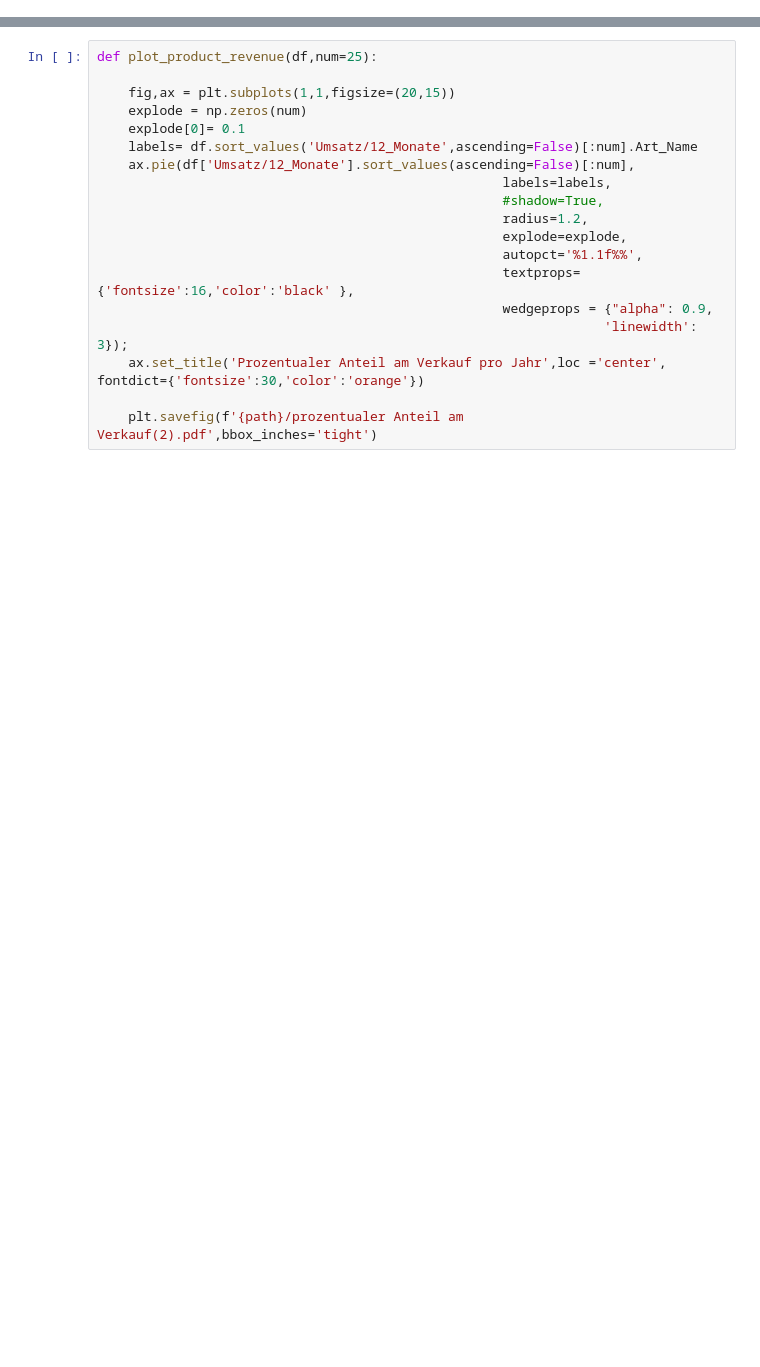
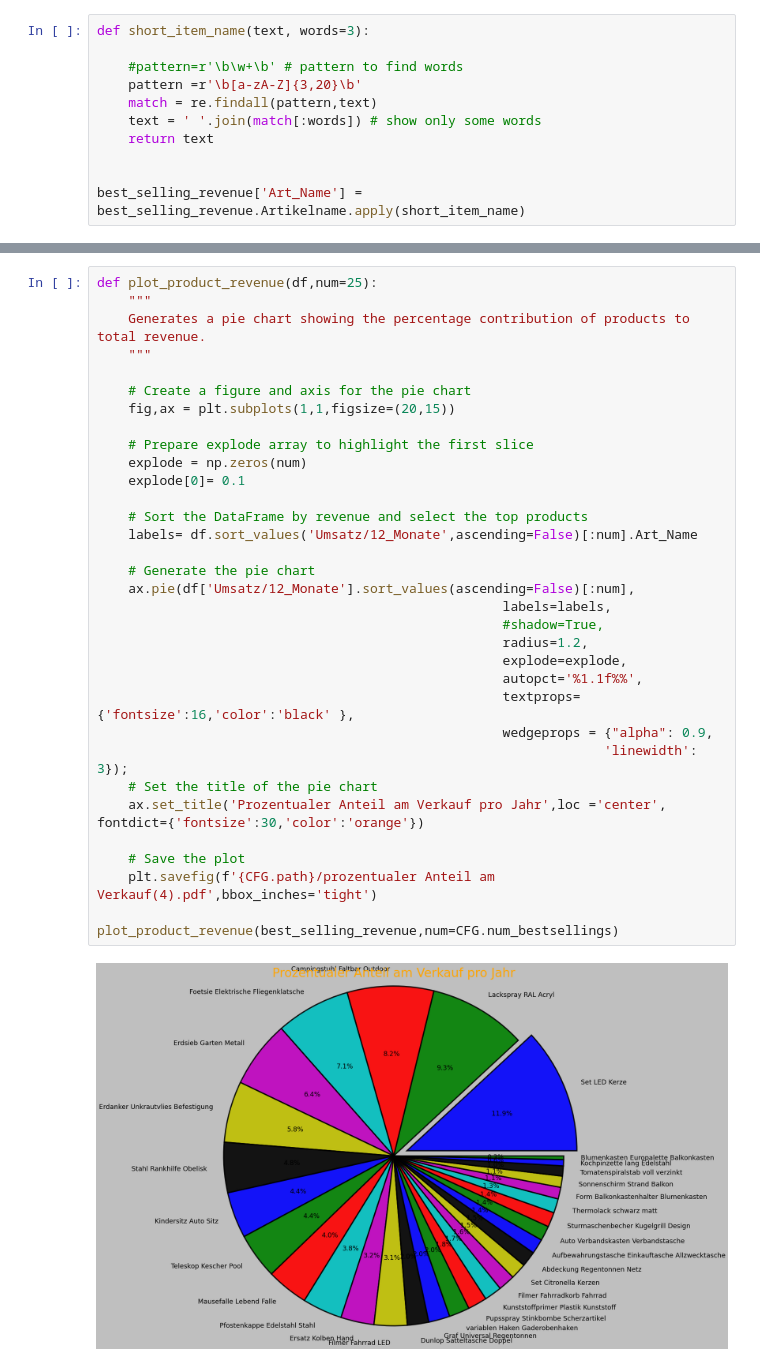
Before and after one commit to isaacduong/eBay_Amazon_dpd_data_analyzer, a Jupyter notebook: sales_analysis.ipynb, the cells around one changed output, grey strips where cells are left out. Drawn from its saved outputs; the diff is of its cells as text; blank space fills up the shorter version.

```diff
--- a/sales_analysis.ipynb
+++ b/sales_analysis.ipynb
@@ -357,0 +404,11 @@ def trend_comparedplot(df,true_sales=True):
+# %%
+def short_item_name(text, words=3):
+
+    #pattern=r'\b\w+\b' # pattern to find words
+    pattern =r'\b[a-zA-Z]{3,20}\b'
+    match = re.findall(pattern,text)
+    text = ' '.join(match[:words]) # show only some words
+    return text
+
+
+best_selling_revenue['Art_Name'] = best_selling_revenue.Artikelname.apply(short_item_name)
@@ -358,19 +475,35 @@ def trend_comparedplot(df,true_sales=True):
 # %%
 def plot_product_revenue(df,num=25):
+    """
+    Generates a pie chart showing the percentage contribution of products to total revenue.
+    """
 
+    # Create a figure and axis for the pie chart
     fig,ax = plt.subplots(1,1,figsize=(20,15))
+
+    # Prepare explode array to highlight the first slice
     explode = np.zeros(num)
     explode[0]= 0.1
+
+    # Sort the DataFrame by revenue and select the top products
     labels= df.sort_values('Umsatz/12_Monate',ascending=False)[:num].Art_Name
+
+    # Generate the pie chart
     ax.pie(df['Umsatz/12_Monate'].sort_values(ascending=False)[:num],
                                                     labels=labels,
                                                     #shadow=True,
                                                     radius=1.2,
                                                     explode=explode,
                                                     autopct='%1.1f%%',
                                                     textprops={'fontsize':16,'color':'black' },
                                                     wedgeprops = {"alpha": 0.9,
                                                                  'linewidth': 3});
+    # Set the title of the pie chart
     ax.set_title('Prozentualer Anteil am Verkauf pro Jahr',loc ='center', fontdict={'fontsize':30,'color':'orange'})
 
-    plt.savefig(f'{path}/prozentualer Anteil am Verkauf(2).pdf',bbox_inches='tight')
+    # Save the plot
+    plt.savefig(f'{CFG.path}/prozentualer Anteil am Verkauf(4).pdf',bbox_inches='tight')
+
+plot_product_revenue(best_selling_revenue,num=CFG.num_bestsellings)
+# %% [output]
+[figure, added]
```
Also changed, not shown: parts of 47 cells of this notebook, 1 other file.
